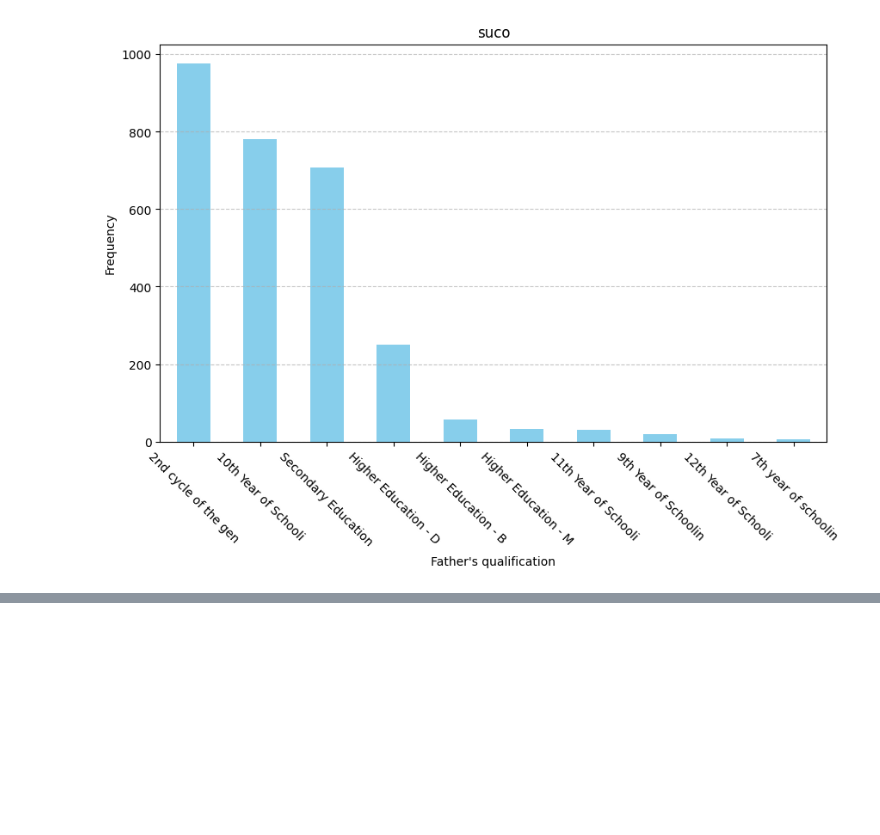
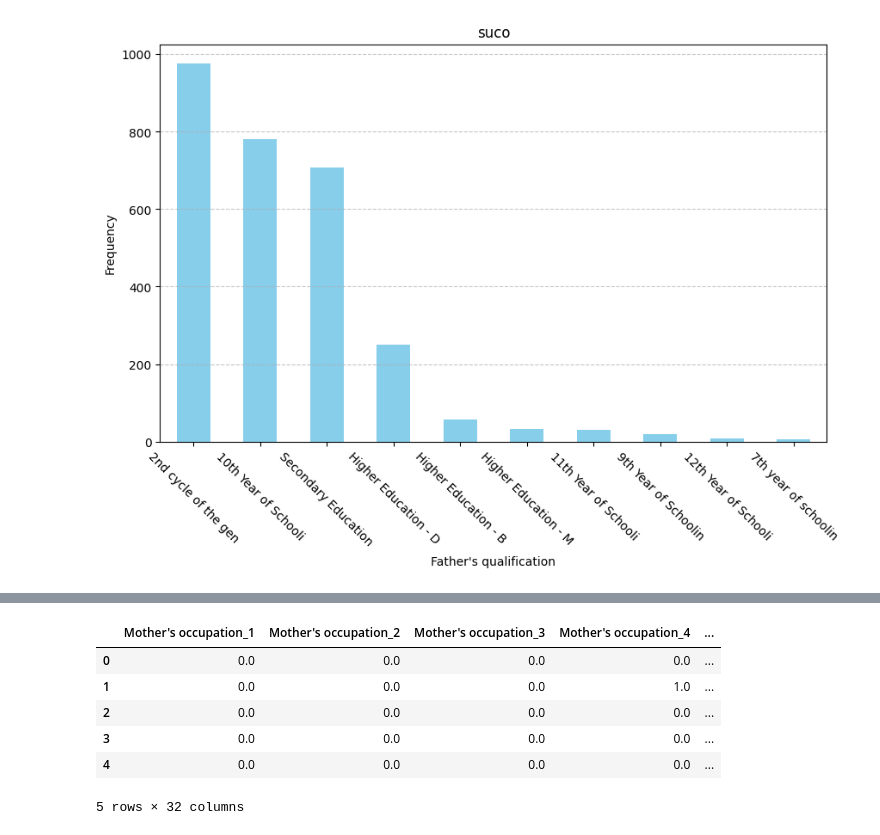
Before and after one commit to felmateos/student-dropout-prediction, a Jupyter notebook: main_FC.ipynb, the cells around one changed output, grey strips where cells are left out. Saved outputs shown, nothing was run; the diff lists cells and outputs as text; code cells hidden in the pictures; blank space fills up the shorter version.

```diff
--- a/main.ipynb
+++ b/main_FC.ipynb
@@ -157,0 +257,16 @@ plot_freq(X_train, 'Father\'s qualification', father_quali_legend, plt)
+# %%
+encoder = OneHotEncoder()
+
+encoded_data = encoder.fit_transform(df[['Mother\'s occupation']])
+
+X_train_tl_sm_enc = pd.DataFrame(encoded_data.toarray(), columns=encoder.get_feature_names_out(['Mother\'s occupation']))
+
+X_train_tl_sm_enc.head()
+# %% [output]
+|  | Mother's occupation_1 | Mother's occupation_2 | Mother's occupation_3 | Mother's occupation_4 | ... |
+| 0 | 0.0 | 0.0 | 0.0 | 0.0 | ... |
+| 1 | 0.0 | 0.0 | 0.0 | 1.0 | ... |
+| 2 | 0.0 | 0.0 | 0.0 | 0.0 | ... |
+| 3 | 0.0 | 0.0 | 0.0 | 0.0 | ... |
+| 4 | 0.0 | 0.0 | 0.0 | 0.0 | ... |
+5 rows × 32 columns
```
Also changed, not shown: parts of 14 cells of this notebook, 4 other files.
